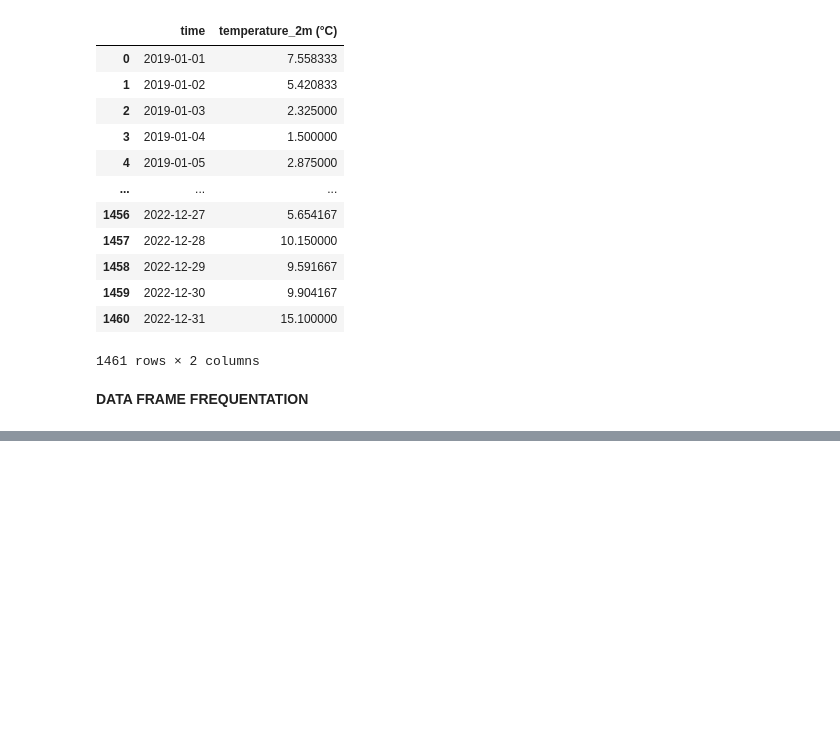
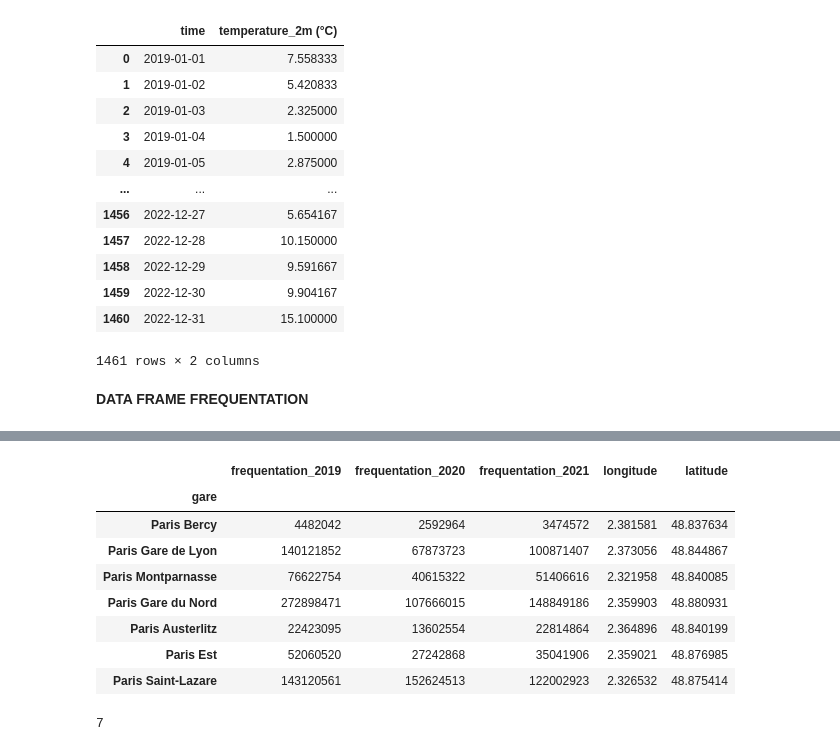
Before and after one commit to Ahmadarwiche/Lost_in_translation, a Jupyter notebook: lost in translation/creer.ipynb, the cells around one changed output, grey strips where cells are left out. Saved outputs shown, nothing was run; the diff lists cells and outputs as text; code cells hidden in the pictures; blank space fills up the shorter version.

```diff
--- a/lost in translation/creer.ipynb
+++ b/lost in translation/creer.ipynb
@@ -267,0 +284,21 @@ df_temperature_jour.to_csv('temperature_jour.csv')
+# %%
+# retirer les colonnes inutiles
+df_frequentation = df_frequentation[['Nom de la gare', 'Total Voyageurs + Non voyageurs 2019', 'Total Voyageurs + Non voyageurs 2020', 'Total Voyageurs + Non voyageurs 2021']]
+
+# renommer les colonnes
+df_frequentation = df_frequentation.rename(columns={'Nom de la gare': 'gare', 'Total Voyageurs + Non voyageurs 2019': 'frequentation_2019', 'Total Voyageurs + Non voyageurs 2020': 'frequentation_2020', 'Total Voyageurs + Non voyageurs 2021': 'frequentation_2021'})
+
+# retirer les lignes inutiles
+df_frequentation = df_frequentation[df_frequentation['gare'] != "Cormeilles-en-Parisis"]
+# %%
+
+# renommer le nom d une gare
+df_frequentation.loc[df_frequentation['gare'] == "Paris Bercy Bourgogne_Pays d'Auvergne", 'gare'] = "Paris Bercy"
+# %%
+# Définition des coordonnées de longitude et latitude pour chaque gare
+
+longitude = [2.3768, 2.3731, 2.3216, 2.3551, 2.3642, 2.3585, 2.3270]
+latitude = [48.8395, 48.8448, 48.8383, 48.8809, 48.8408, 48.8760, 48.8759]
+
+# Ajout des colonnes de longitude et latitude dans le dataframe
+df_frequentation = df_frequentation.assign(longitude=longitude, latitude=latitude)
@@ -267,0 +312,2 @@ df_temperature_jour.to_csv('temperature_jour.csv')
+# %%
+df_frequentation.set_index('gare', inplace=True)
@@ -267,0 +329,16 @@ df_temperature_jour.to_csv('temperature_jour.csv')
+# %%
+df_frequentation
+# %% [output]
+|  | frequentation_2019 | frequentation_2020 | frequentation_2021 | longitude | latitude |
+| gare |  |  |  |  |  |
+| Paris Bercy | 4482042 | 2592964 | 3474572 | 2.381581 | 48.837634 |
+| Paris Gare de Lyon | 140121852 | 67873723 | 100871407 | 2.373056 | 48.844867 |
+| Paris Montparnasse | 76622754 | 40615322 | 51406616 | 2.321958 | 48.840085 |
+| Paris Gare du Nord | 272898471 | 107666015 | 148849186 | 2.359903 | 48.880931 |
+| Paris Austerlitz | 22423095 | 13602554 | 22814864 | 2.364896 | 48.840199 |
+| Paris Est | 52060520 | 27242868 | 35041906 | 2.359021 | 48.876985 |
+| Paris Saint-Lazare | 143120561 | 152624513 | 122002923 | 2.326532 | 48.875414 |
+# %%
+df_frequentation.shape[0]
+# %% [output]
+7
```
Also changed, not shown: parts of 7 cells of this notebook, 3 other files.
